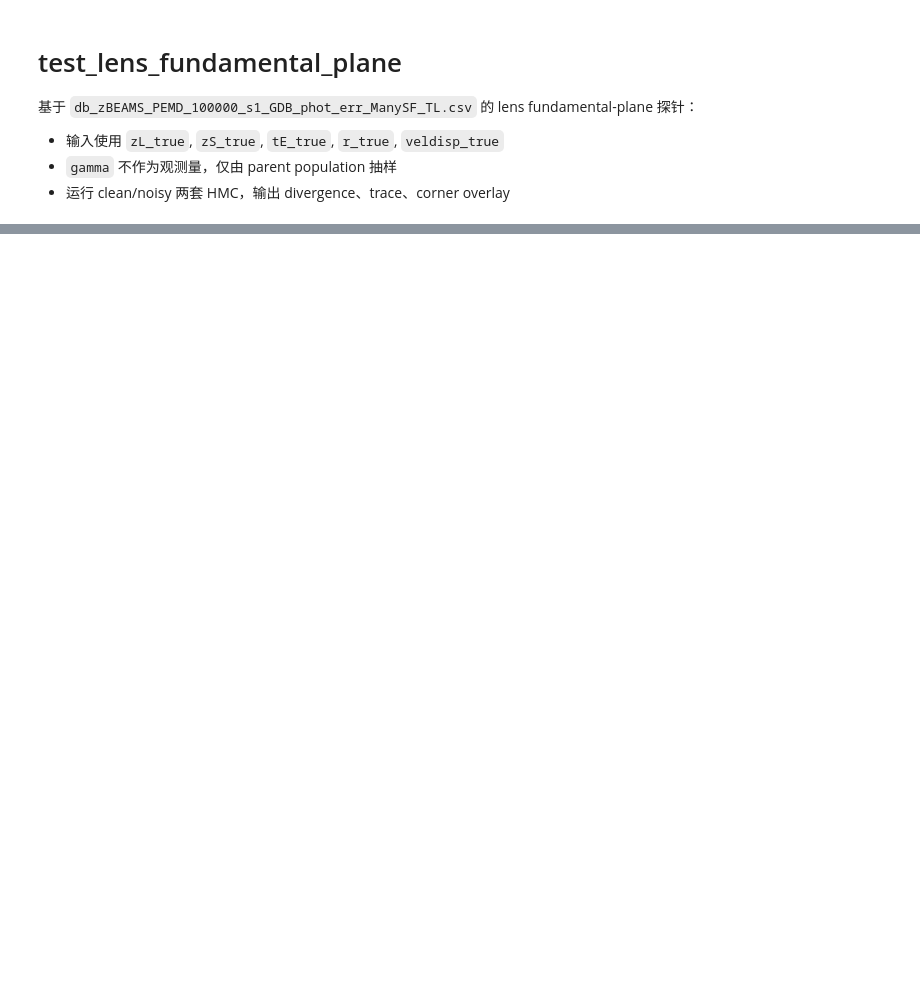
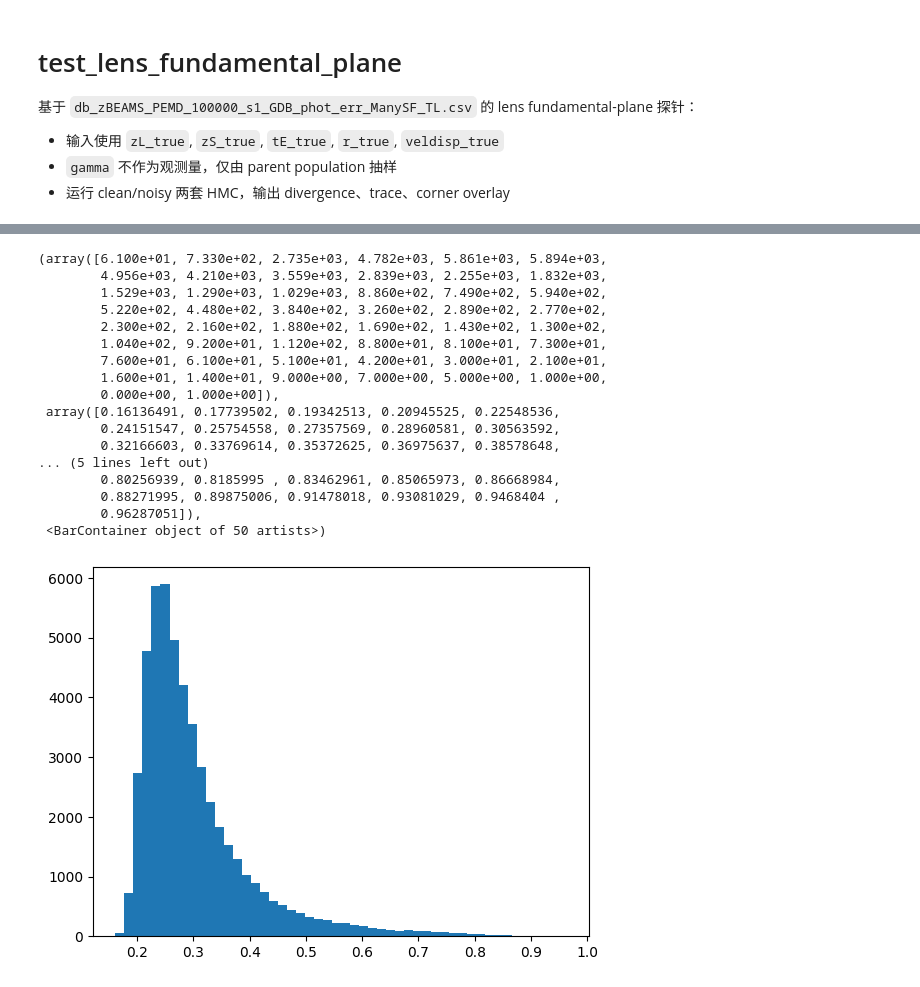
Before and after one commit to astroskylee/LensedUniverse, a Jupyter notebook: test_lens_fundamental_plane.ipynb, the cells around one changed output, grey strips where cells are left out. Drawn from its saved outputs; the diff is of its cells as text; code cells hidden in the pictures; blank space fills up the shorter version.

```diff
--- a/test_lens_fundamental_plane.ipynb
+++ b/test_lens_fundamental_plane.ipynb
@@ -128,3 +134,26 @@ print('N_lens =', zl_fp.shape[0], 'N_gamma_obs =', int(gamma_has_obs.sum()))
+# %%
+plt.hist(vel_frac_err_template, bins = 50)
+# plt.xlim([1.5, 2.5])
+# plt.ylim([0, 1000])
+# %% [output]
+(array([6.100e+01, 7.330e+02, 2.735e+03, 4.782e+03, 5.861e+03, 5.894e+03,
+        4.956e+03, 4.210e+03, 3.559e+03, 2.839e+03, 2.255e+03, 1.832e+03,
+        1.529e+03, 1.290e+03, 1.029e+03, 8.860e+02, 7.490e+02, 5.940e+02,
+        5.220e+02, 4.480e+02, 3.840e+02, 3.260e+02, 2.890e+02, 2.770e+02,
+        2.300e+02, 2.160e+02, 1.880e+02, 1.690e+02, 1.430e+02, 1.300e+02,
+        1.040e+02, 9.200e+01, 1.120e+02, 8.800e+01, 8.100e+01, 7.300e+01,
+        7.600e+01, 6.100e+01, 5.100e+01, 4.200e+01, 3.000e+01, 2.100e+01,
+        1.600e+01, 1.400e+01, 9.000e+00, 7.000e+00, 5.000e+00, 1.000e+00,
+        0.000e+00, 1.000e+00]),
+ array([0.16136491, 0.17739502, 0.19342513, 0.20945525, 0.22548536,
+        0.24151547, 0.25754558, 0.27357569, 0.28960581, 0.30563592,
+        0.32166603, 0.33769614, 0.35372625, 0.36975637, 0.38578648,
+... (5 lines left out)
+        0.80256939, 0.8185995 , 0.83462961, 0.85065973, 0.86668984,
+        0.88271995, 0.89875006, 0.91478018, 0.93081029, 0.9468404 ,
+        0.96287051]),
+ <BarContainer object of 50 artists>)
+[figure, added]
 # %%
 def cosmology_model(kind, cosmo_prior, sample_h0=True):
     cosmo = {
```
Also changed, not shown: parts of 3 cells of this notebook, 7 other files.
